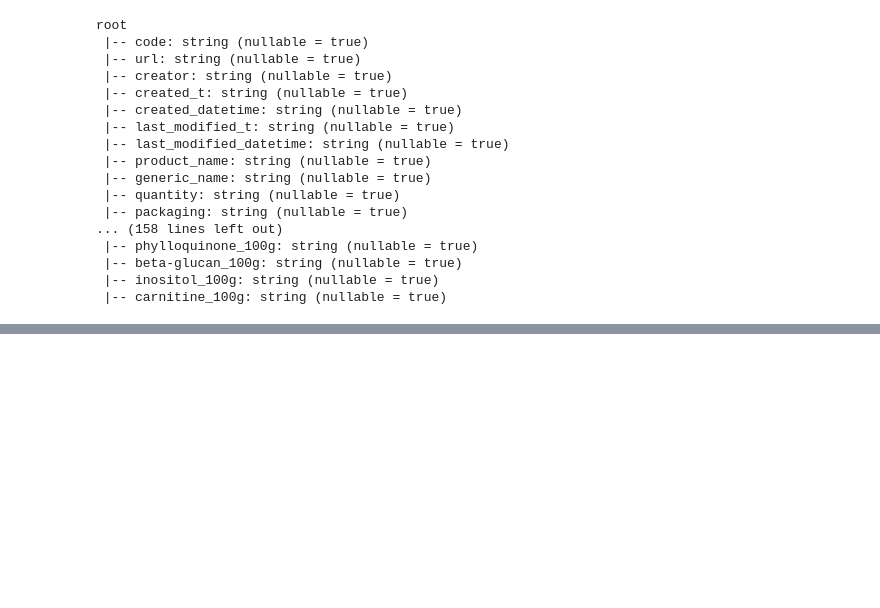
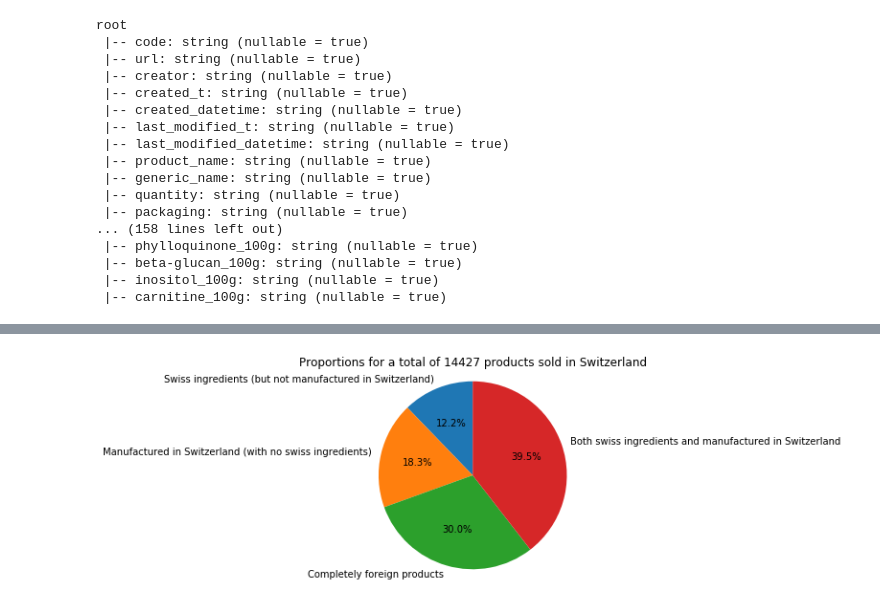
Before and after one commit to MrymZakani/ADA, a Jupyter notebook: project.ipynb, the cells around one changed output, grey strips where cells are left out. Saved outputs shown, nothing was run; the diff lists cells and outputs as text; code cells hidden in the pictures; blank space fills up the shorter version.

Commit message:
First plots

```diff
--- a/project.ipynb
+++ b/project.ipynb
@@ -141,0 +101,38 @@ dep_fed_al
+# %%
+#For the sake of the project, we will focus on features related to the origin of the manufacture and ingredients of the products
+dataset_main.createOrReplaceTempView("data_main")
+focus_df = spark.sql("SELECT product_name, brands, brands_tags, categories, categories_tags, origins, origins_tags, manufacturing_places, manufacturing_places_tags,labels,labels_tags,emb_codes,emb_codes_tags,first_packaging_code_geo,cities,cities_tags,purchase_places,stores,countries,countries_tags FROM data_main")
+#focus_df.show()
+# %%
+#store products that are sold in Switzerland
+swiss_sold_data = focus_df.filter("countries REGEXP 'Switzerland|Suisse|Schweiz|Svizerra'")
+#store products which ingredients originate from Switzerland
+swiss_origin_data = focus_df.filter("origins REGEXP 'Switzerland|Suisse|Schweiz|Svizerra'")
+#store products that are manufactured in Switzerland
+swiss_manu_data = focus_df.filter("manufacturing_places REGEXP 'Switzerland|Suisse|Schweiz|Svizerra'")
+#store products that are both manufactured and originate from Switzerland
+swiss_origin_manu_data = focus_df.filter("(origins REGEXP 'Switzerland|Suisse|Schweiz|Svizerra') AND (manufacturing_places REGEXP 'Switzerland|Suisse|Schweiz|Svizerra')")
+# %%
+########DATA PREPARATION FOR PIE########
+#
+#count products whose ingredients from switzerland but which were not manufactured in Switzerland
+swiss_origin_tot = swiss_origin_data.filter("manufacturing_places !REGEXP 'Switzerland|Suisse|Schweiz|Svizerra'").count()
+#Total of products sold in Switzerland
+swiss_sold_tot = swiss_sold_data.count()
+#count products that do not have swiss ingredients
+swiss_manu_tot = swiss_manu_data.filter("origins !REGEXP 'Switzerland|Suisse|Schweiz|Svizerra'").count()
+#products that are sold in Switzerland but that were not manufactured in CH and that do not have swiss ingredients
+non_swiss_sold_tot = swiss_sold_data.filter("manufacturing_places !REGEXP 'Switzerland|Suisse|Schweiz|Svizerra' AND origins !REGEXP 'Switzerland|Suisse|Schweiz|Svizerra'").count()
+#total of products that are both manufactured and has ingredients from Switzerland
+swiss_origin_manu_tot = swiss_origin_manu_data.count()
+# %%
+labels = 'Swiss ingredients (but not manufactured in Switzerland)', 'Manufactured in Switzerland (with no swiss ingredients)', 'Completely foreign products', 'Both swiss ingredients and manufactured in Switzerland'
+sizes = [swiss_origin_tot, swiss_manu_tot, non_swiss_sold_tot, swiss_origin_manu_tot]
+fig1, ax1 = plt.subplots()
+ax1.pie(sizes, labels=labels, autopct='%1.1f%%', startangle=90)
+ax1.axis('equal')  # Equal aspect ratio ensures that pie is drawn as a circle.
+plt.title('Proportions for a total of ' + str(swiss_sold_tot) + ' products sold in Switzerland')
+
+plt.show()
+# %% [output]
+[figure, added]
```
Also changed, not shown: parts of 4 cells of this notebook.
